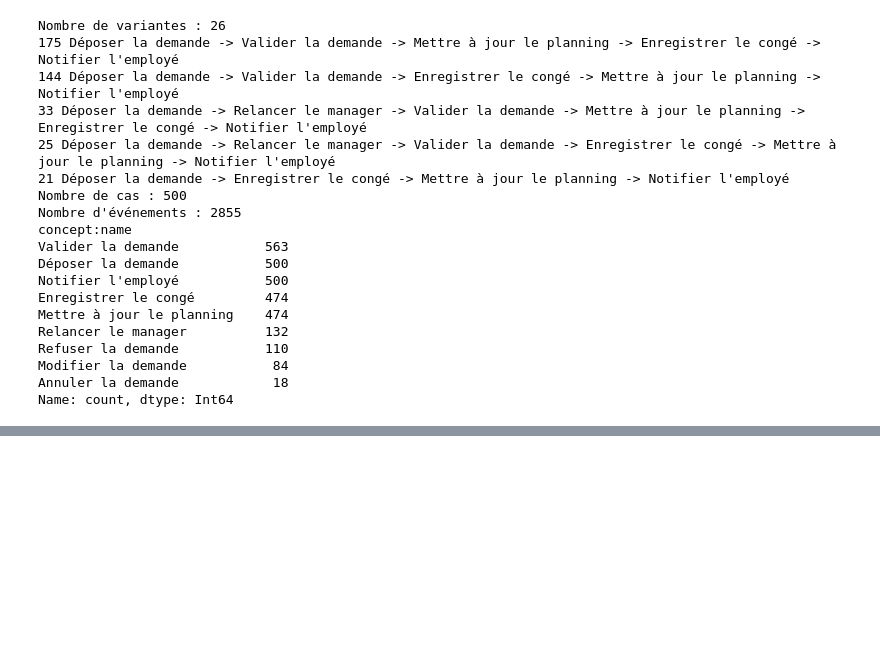
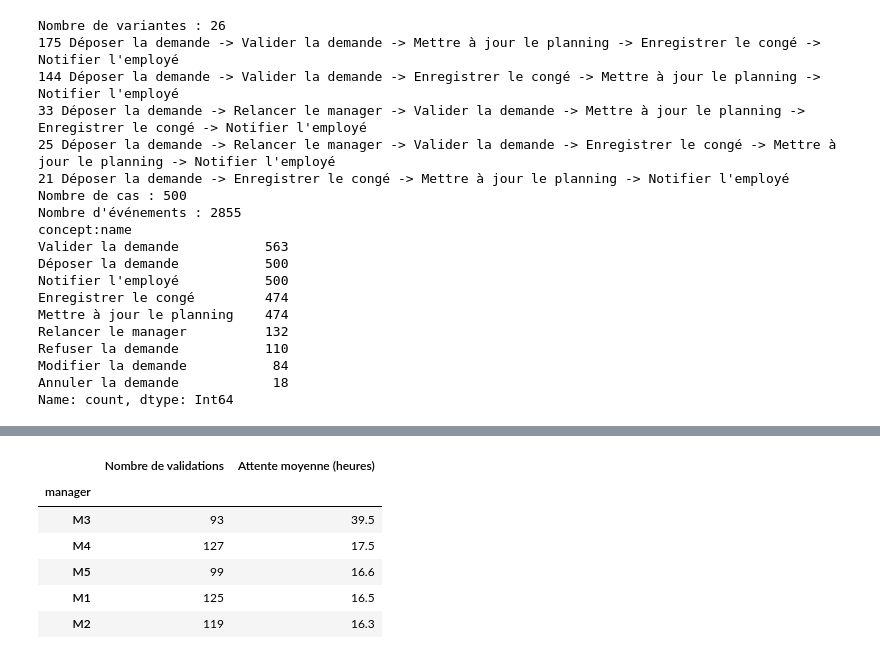
Before and after one commit to ED-DAMI/BPMN, a Jupyter notebook: notbooks/tp1.ipynb, the cells around one changed output, grey strips where cells are left out. Saved outputs shown, nothing was run; the diff lists cells and outputs as text; code cells hidden in the pictures; blank space fills up the shorter version.

```diff
--- a/notbooks/tp1.ipynb
+++ b/notbooks/tp1.ipynb
@@ -103,0 +297,43 @@ process_dfg.html
+# %%
+# Trier les événements par demande et par date
+d = df.sort_values(
+    ["case:concept:name", "time:timestamp"]
+).copy()
+
+# Regrouper les événements par demande
+g = d.groupby("case:concept:name")
+
+# Récupérer l'activité suivante, sa date et sa ressource
+d["suivante"] = g["concept:name"].shift(-1)
+d["t_suivante"] = g["time:timestamp"].shift(-1)
+d["manager"] = g["resource"].shift(-1)
+
+# Garder les transitions qui arrivent à une validation
+v = d[d["suivante"] == "Valider la demande"].copy()
+
+# Calculer le temps écoulé avant validation, en heures
+v["attente_h"] = (
+    v["t_suivante"] - v["time:timestamp"]
+).dt.total_seconds() / 3600
+
+# Comparer les managers, du délai moyen le plus élevé au plus faible
+resultats = (
+    v.groupby("manager")["attente_h"]
+    .agg(["count", "mean"])
+    .rename(columns={
+        "count": "Nombre de validations",
+        "mean": "Attente moyenne (heures)"
+    })
+    .sort_values("Attente moyenne (heures)", ascending=False)
+    .round(1)
+)
+
+display(resultats)
+# %% [output]
+|  | Nombre de validations | Attente moyenne (heures) |
+| manager |  |  |
+| M3 | 93 | 39.5 |
+| M4 | 127 | 17.5 |
+| M5 | 99 | 16.6 |
+| M1 | 125 | 16.5 |
+| M2 | 119 | 16.3 |
```
Also changed, not shown: parts of 27 cells of this notebook.
